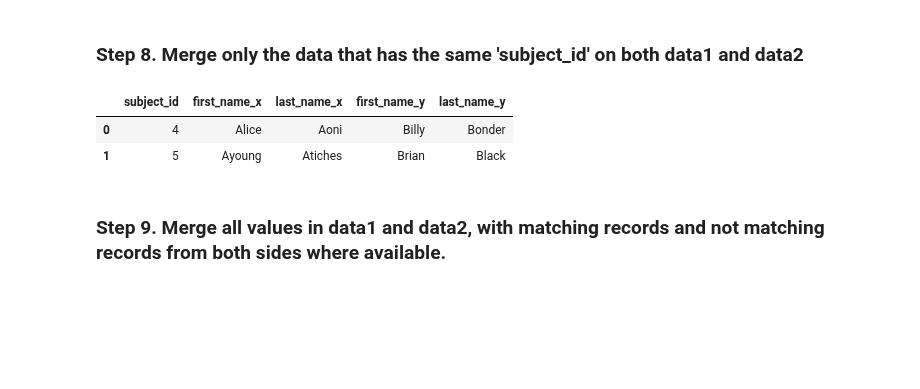
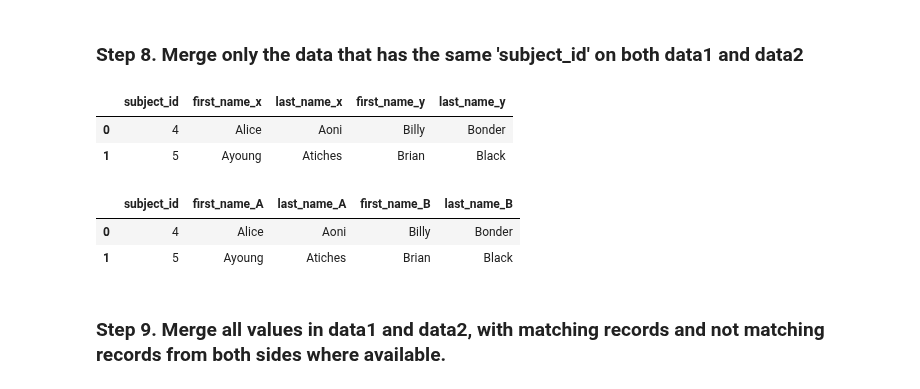
Before and after one commit to jblalor/2026-10-BILBAO-FT-Data-Science-J, a Jupyter notebook: 2-Data_Analysis/2-Pandas/Practica/5-Fictitious_Names/Fictitious_names_J.ipynb, the cells around one changed output. Drawn from its saved outputs; the diff is of its cells as text; code cells hidden in the pictures; blank space fills up the shorter version.

```diff
--- a/2-Data_Analysis/2-Pandas/Practica/5-Fictitious_Names/Fictitious_names_J.ipynb
+++ b/2-Data_Analysis/2-Pandas/Practica/5-Fictitious_Names/Fictitious_names_J.ipynb
@@ -84,6 +107,13 @@ pd.merge(data1, data2, on='subject_id', how='inner')
 |  | subject_id | first_name_x | last_name_x | first_name_y | last_name_y |
 | 0 | 4 | Alice | Aoni | Billy | Bonder |
 | 1 | 5 | Ayoung | Atiches | Brian | Black |
+# %%
+# Otra forma:
+pd.merge(data1, data2, on='subject_id', how='inner', suffixes=['_A', '_B'])
+# %% [output]
+|  | subject_id | first_name_A | last_name_A | first_name_B | last_name_B |
+| 0 | 4 | Alice | Aoni | Billy | Bonder |
+| 1 | 5 | Ayoung | Atiches | Brian | Black |
 # %% [markdown]
 ### Step 9. Merge all values in data1 and data2, with matching records and not matching records from both sides where available.
 # %%
```
Also changed, not shown: parts of 4 cells of this notebook, 6 other files.
